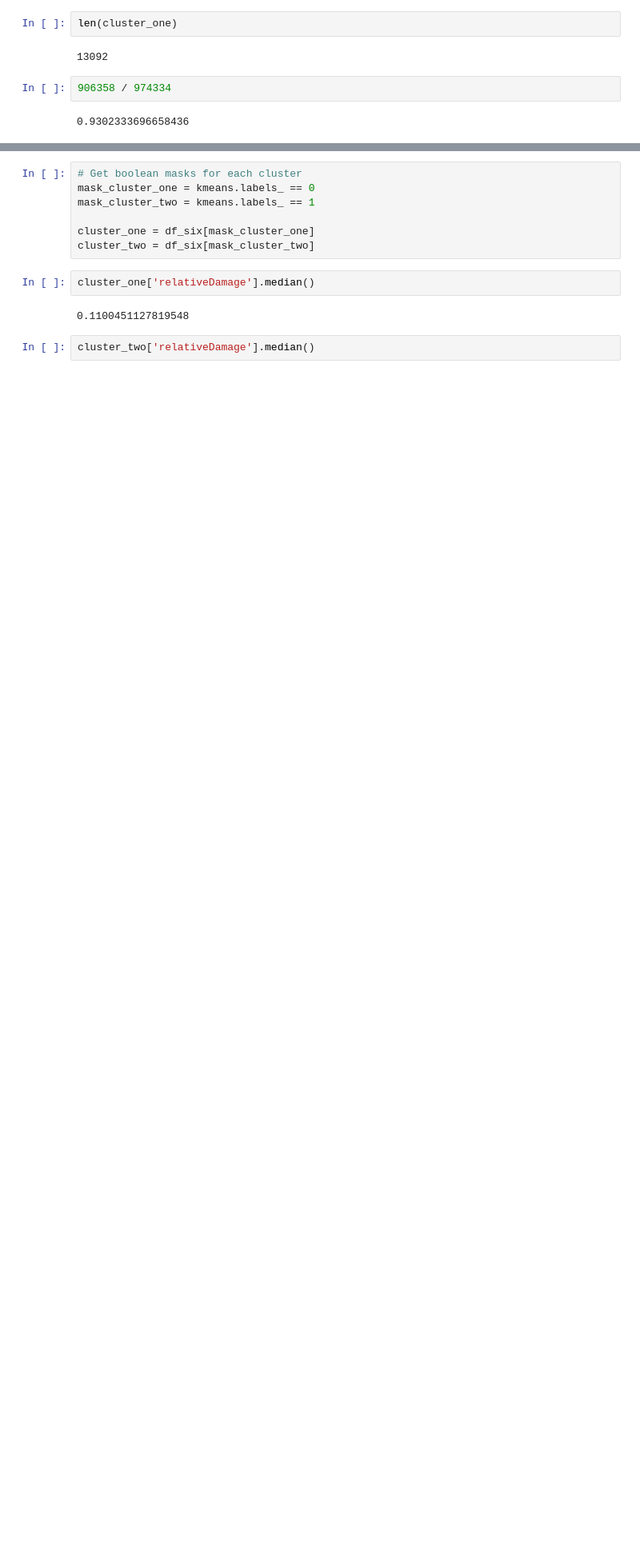
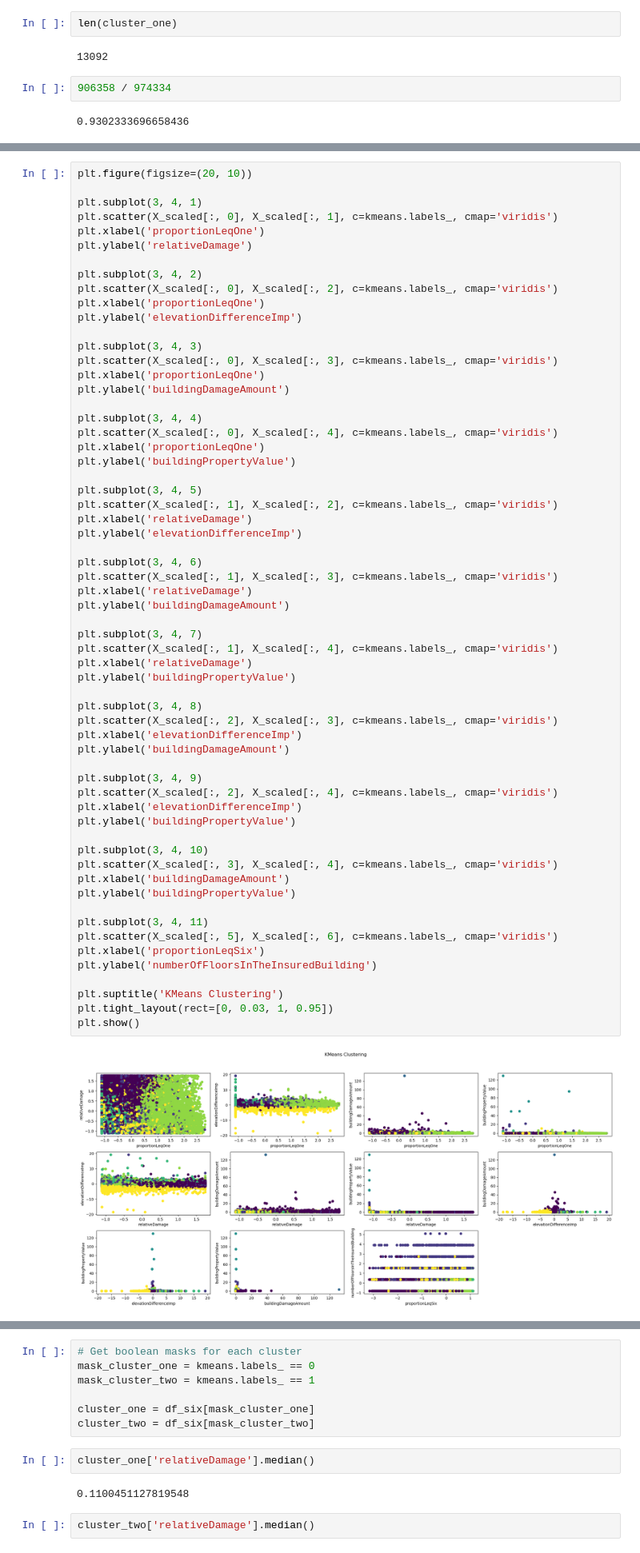
Before and after one commit to LayanKaushik/FloodClaimGeospatialImprovements, a Jupyter notebook: Code/Pei_KNN_Anomaly_Detection.ipynb, the cells around one changed output, grey strips where cells are left out. Shown at 80% size. Drawn from its saved outputs; the diff is of its cells as text; blank space fills up the shorter version.

```diff
--- a/Code/Pei_KNN_Anomaly_Detection.ipynb
+++ b/Code/Pei_KNN_Anomaly_Detection.ipynb
@@ -118,0 +164,63 @@ KMeans(n_clusters=2, random_state=42)
+# %%
+plt.figure(figsize=(20, 10))
+
+plt.subplot(3, 4, 1)
+plt.scatter(X_scaled[:, 0], X_scaled[:, 1], c=kmeans.labels_, cmap='viridis')
+plt.xlabel('proportionLeqOne')
+plt.ylabel('relativeDamage')
+
+plt.subplot(3, 4, 2)
+plt.scatter(X_scaled[:, 0], X_scaled[:, 2], c=kmeans.labels_, cmap='viridis')
+plt.xlabel('proportionLeqOne')
+plt.ylabel('elevationDifferenceImp')
+
+plt.subplot(3, 4, 3)
+plt.scatter(X_scaled[:, 0], X_scaled[:, 3], c=kmeans.labels_, cmap='viridis')
+plt.xlabel('proportionLeqOne')
+plt.ylabel('buildingDamageAmount')
+
+plt.subplot(3, 4, 4)
+plt.scatter(X_scaled[:, 0], X_scaled[:, 4], c=kmeans.labels_, cmap='viridis')
+plt.xlabel('proportionLeqOne')
+plt.ylabel('buildingPropertyValue')
+
+plt.subplot(3, 4, 5)
+plt.scatter(X_scaled[:, 1], X_scaled[:, 2], c=kmeans.labels_, cmap='viridis')
+plt.xlabel('relativeDamage')
+plt.ylabel('elevationDifferenceImp')
+
+plt.subplot(3, 4, 6)
+plt.scatter(X_scaled[:, 1], X_scaled[:, 3], c=kmeans.labels_, cmap='viridis')
+plt.xlabel('relativeDamage')
+plt.ylabel('buildingDamageAmount')
+
+plt.subplot(3, 4, 7)
+plt.scatter(X_scaled[:, 1], X_scaled[:, 4], c=kmeans.labels_, cmap='viridis')
+plt.xlabel('relativeDamage')
+plt.ylabel('buildingPropertyValue')
+
+plt.subplot(3, 4, 8)
+plt.scatter(X_scaled[:, 2], X_scaled[:, 3], c=kmeans.labels_, cmap='viridis')
+plt.xlabel('elevationDifferenceImp')
+plt.ylabel('buildingDamageAmount')
+
+plt.subplot(3, 4, 9)
+plt.scatter(X_scaled[:, 2], X_scaled[:, 4], c=kmeans.labels_, cmap='viridis')
+plt.xlabel('elevationDifferenceImp')
+plt.ylabel('buildingPropertyValue')
+
+plt.subplot(3, 4, 10)
+plt.scatter(X_scaled[:, 3], X_scaled[:, 4], c=kmeans.labels_, cmap='viridis')
+plt.xlabel('buildingDamageAmount')
+plt.ylabel('buildingPropertyValue')
+
+plt.subplot(3, 4, 11)
+plt.scatter(X_scaled[:, 5], X_scaled[:, 6], c=kmeans.labels_, cmap='viridis')
+plt.xlabel('proportionLeqSix')
+plt.ylabel('numberOfFloorsInTheInsuredBuilding')
+
+plt.suptitle('KMeans Clustering')
+plt.tight_layout(rect=[0, 0.03, 1, 0.95])
+plt.show()
+# %% [output]
+[figure, added]
```
Also changed, not shown: parts of 30 cells of this notebook, 1 other file.
